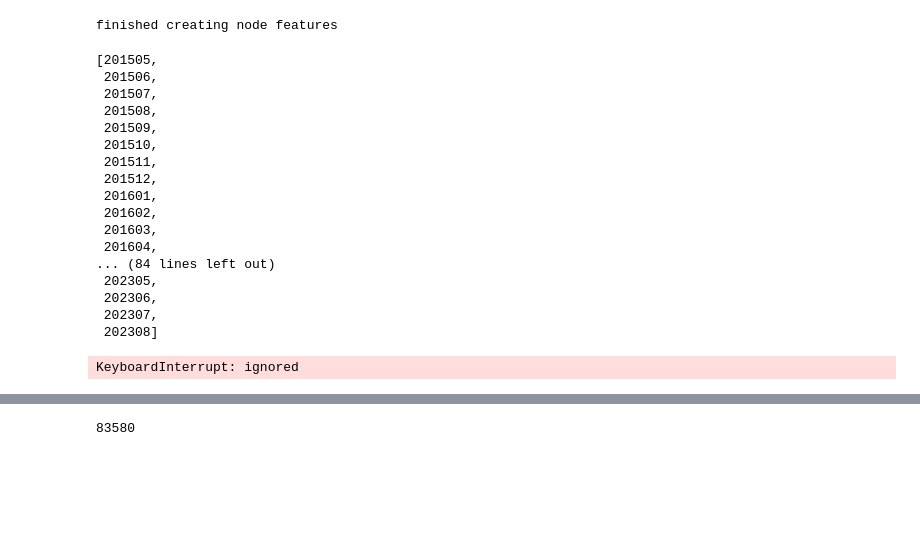
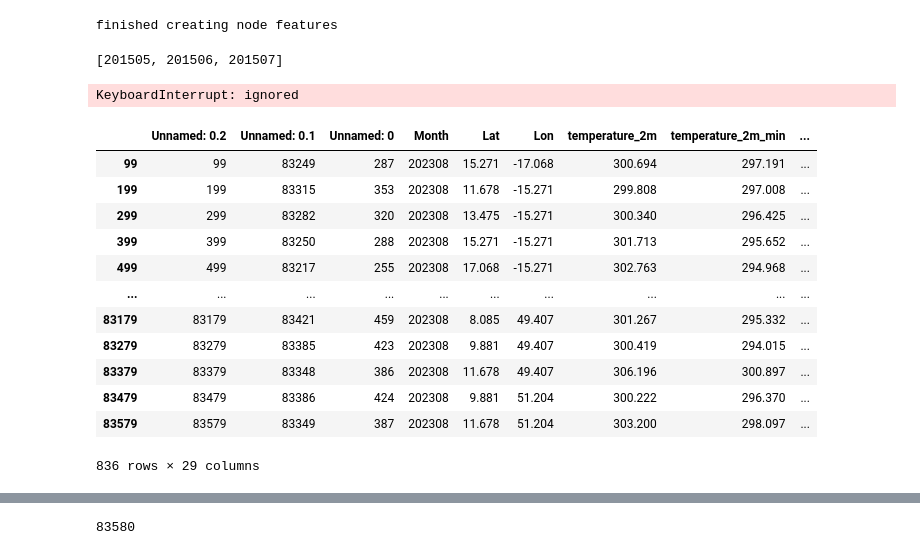
Before and after one commit to RoyZhaoGA/DroughtForecastAI, a Jupyter notebook: Spatial_GNNDroughtPrediction200k.ipynb, the cells around one changed output, grey strips where cells are left out. Cells and saved outputs as stored; diff of their text form; code cells hidden in the pictures; blank space fills up the shorter version.

```diff
--- a/Spatial_GNNDroughtPrediction200k.ipynb
+++ b/Spatial_GNNDroughtPrediction200k.ipynb
@@ -195,25 +226,9 @@ finished creating node features
 # %%
 unique_list_of_months = list(set(sort_processed_dataset["Month"]))
 unique_list_of_months.sort()
-unique_list_of_months
+unique_list_of_months_test = unique_list_of_months[0:3]
 # %% [output]
-[201505,
- 201506,
- 201507,
- 201508,
- 201509,
- 201510,
- 201511,
- 201512,
- 201601,
- 201602,
- 201603,
- 201604,
-... (84 lines left out)
- 202305,
- 202306,
- 202307,
- 202308]
+[201505, 201506, 201507]
 # %%
 import numpy as np
 import math
@@ -235,3 +250,19 @@ for month in unique_list_of_months:
   print("nodes processed: " + str(total_index))
 # %% [output]
 KeyboardInterrupt: ignored
+# %%
+dataset_subset
+# %% [output]
+|  | Unnamed: 0.2 | Unnamed: 0.1 | Unnamed: 0 | Month | Lat | Lon | temperature_2m | temperature_2m_min | ... |
+| 99 | 99 | 83249 | 287 | 202308 | 15.271 | -17.068 | 300.694 | 297.191 | ... |
+| 199 | 199 | 83315 | 353 | 202308 | 11.678 | -15.271 | 299.808 | 297.008 | ... |
+| 299 | 299 | 83282 | 320 | 202308 | 13.475 | -15.271 | 300.340 | 296.425 | ... |
+| 399 | 399 | 83250 | 288 | 202308 | 15.271 | -15.271 | 301.713 | 295.652 | ... |
+| 499 | 499 | 83217 | 255 | 202308 | 17.068 | -15.271 | 302.763 | 294.968 | ... |
+| ... | ... | ... | ... | ... | ... | ... | ... | ... | ... |
+| 83179 | 83179 | 83421 | 459 | 202308 | 8.085 | 49.407 | 301.267 | 295.332 | ... |
+| 83279 | 83279 | 83385 | 423 | 202308 | 9.881 | 49.407 | 300.419 | 294.015 | ... |
+| 83379 | 83379 | 83348 | 386 | 202308 | 11.678 | 49.407 | 306.196 | 300.897 | ... |
+| 83479 | 83479 | 83386 | 424 | 202308 | 9.881 | 51.204 | 300.222 | 296.370 | ... |
+| 83579 | 83579 | 83349 | 387 | 202308 | 11.678 | 51.204 | 303.200 | 298.097 | ... |
+836 rows × 29 columns
```
Also changed, not shown: parts of 13 cells of this notebook.
